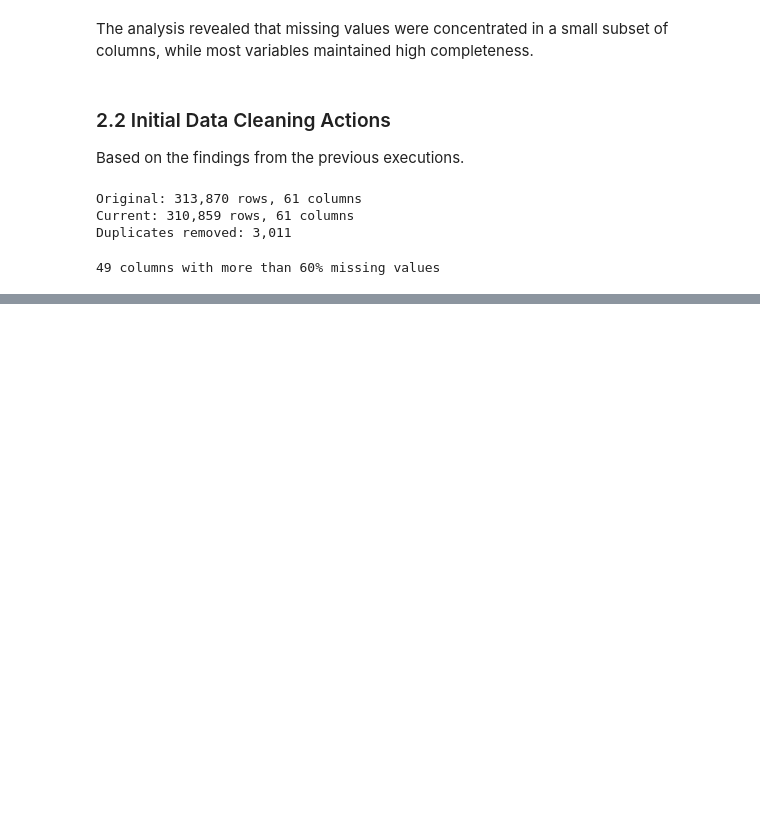
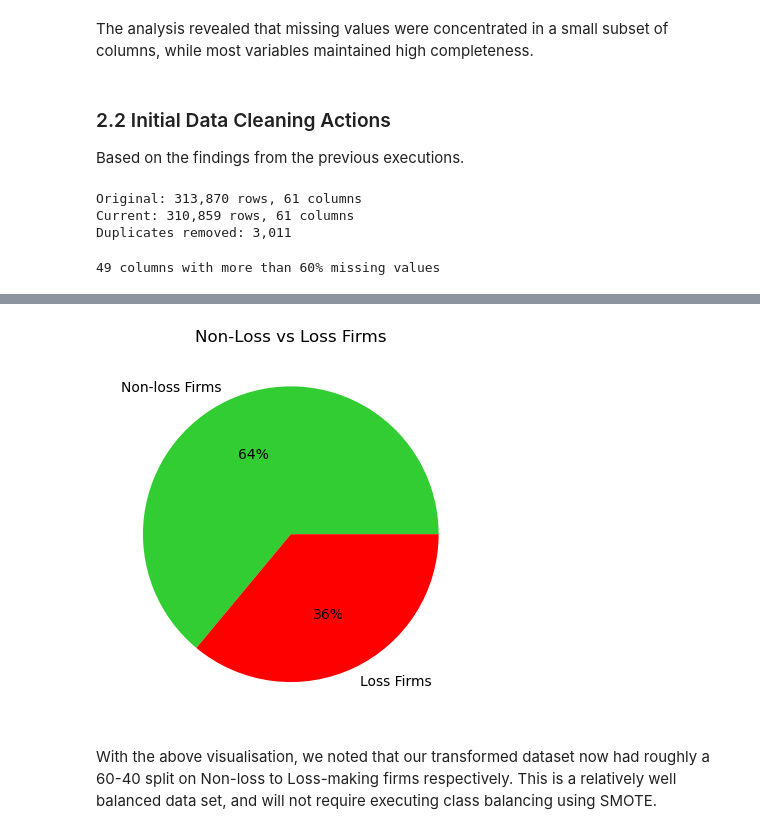
Before and after one commit to Ndunguuu01/Tax-Compliance-Prediction-Radar, a Jupyter notebook: CIT_Loss_Prediction-NoteBook.ipynb, the cells around one changed output, grey strips where cells are left out. Saved outputs shown, nothing was run; the diff lists cells and outputs as text; code cells hidden in the pictures; blank space fills up the shorter version.

```diff
--- a/CIT_Loss_Prediction-NoteBook.ipynb
+++ b/CIT_Loss_Prediction-NoteBook.ipynb
@@ -236,0 +272,12 @@ print(f"{len(high_missing_cols)} columns with more than 60% missing values")
+# %%
+# 3.2 Align core accounting fields
+TURNOVER_COL = "grossturnover"
+PROFIT_COL = "profit_loss_before_tax"
+DEDUCT_COL = "tot_allow_deductions"
+
+# Convert core accounting fields to numeric
+required = [TURNOVER_COL, PROFIT_COL, DEDUCT_COL]
+for col in required:
+    df[col] = pd.to_numeric(df[col], errors='coerce')
+
+print({"turnover": TURNOVER_COL, "profit": PROFIT_COL, "deductions": DEDUCT_COL})
@@ -236,0 +292,5 @@ print(f"{len(high_missing_cols)} columns with more than 60% missing values")
+# %%
+# 4.1 Construct target variable
+df["is_loss"] = (df["profit_loss_before_tax"] < 0).astype(int)
+
+print("Full data loss rate:", round (df["is_loss"].mean(), 3))
@@ -236,0 +301,11 @@ print(f"{len(high_missing_cols)} columns with more than 60% missing values")
+# %%
+# 4.2 Restrict to valid financial records
+initial_shape = df.shape
+
+df_model = df.dropna(subset=["grossturnover", "profit_loss_before_tax"])
+df_model = df_model[df_model["grossturnover"] > 0]
+df_model = df_model.copy()
+
+print("Values before restriction:", initial_shape)
+print("Values after restriction:", df_model.shape)
+print("Loss rate after restriction:", round(df_model["is_loss"].mean(), 3))
@@ -236,0 +331,15 @@ print(f"{len(high_missing_cols)} columns with more than 60% missing values")
+# %%
+# 4.4 Visualisation on loss VS non-loss distribution
+loss_counts = df_model["is_loss"].value_counts().sort_index()
+sizes = loss_counts.values
+
+labels = ["Non-loss Firms", "Loss Firms"]
+my_colors = ["limegreen", "red"]
+
+plt.pie(sizes, labels=labels, colors=my_colors,autopct='%1.0f%%')
+plt.title("Non-Loss vs Loss Firms")
+plt.show()
+# %% [output]
+[figure, added]
+# %% [markdown]
+With the above visualisation, we noted that our transformed dataset now had roughly a 60-40 split on Non-loss to Loss-making firms respectively. This is a relatively well balanced data set, and will not require executing class balancing using SMOTE.
```
Also changed, not shown: parts of 18 cells of this notebook.
